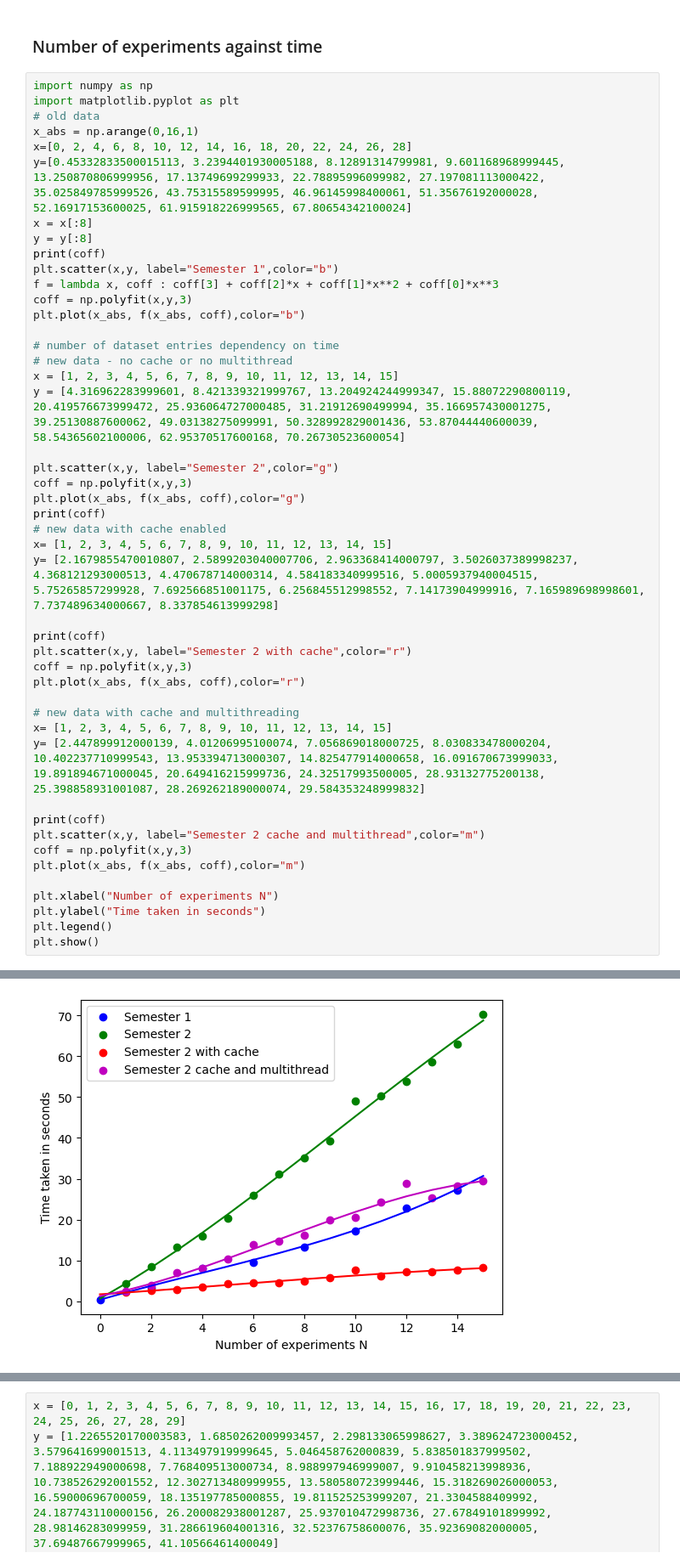
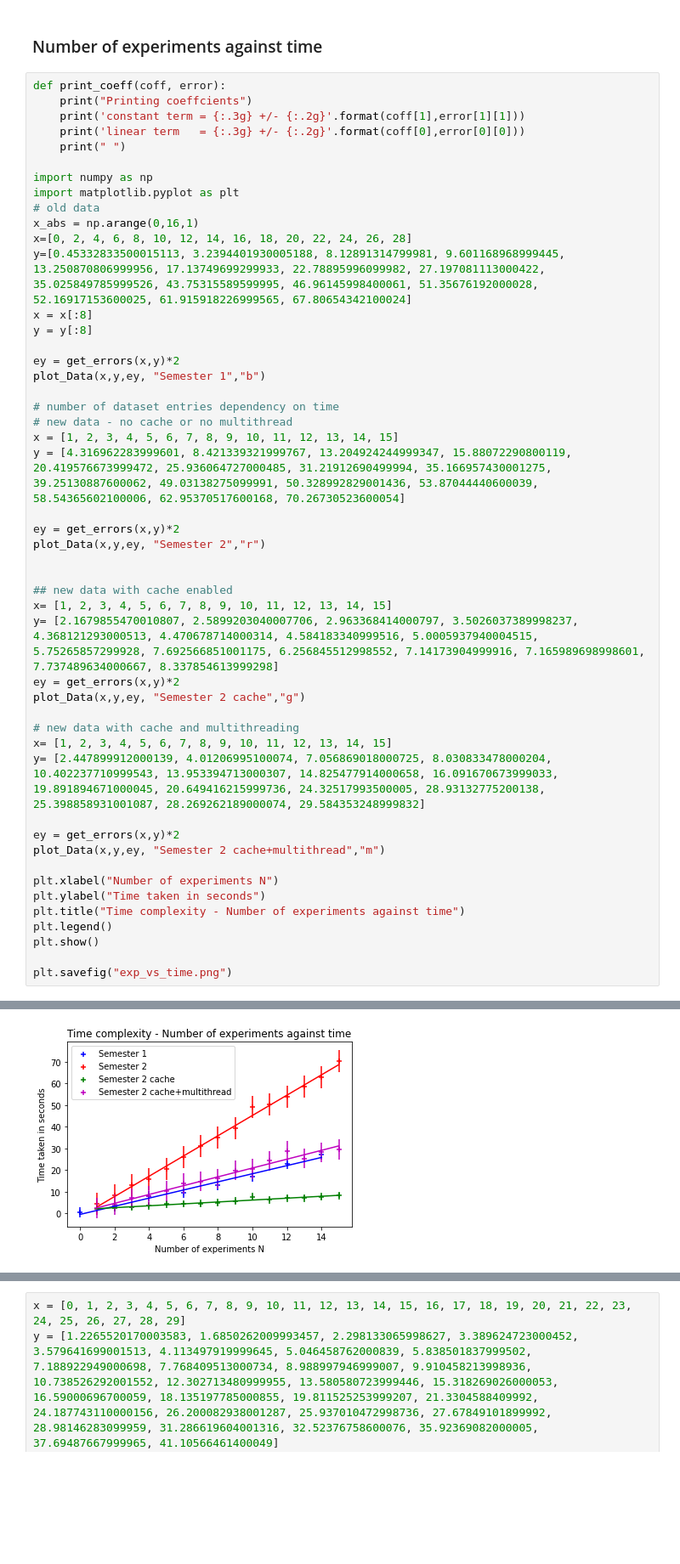
Before and after one commit to SplitSky/resdata, a Jupyter notebook: notebooks/Timing functions.ipynb, the cells around one changed output, grey strips where cells are left out. Shown at 85% size. Cells and saved outputs as stored; diff of their text form; blank space fills up the shorter version.

```diff
--- a/notebooks/Timing functions.ipynb
+++ b/notebooks/Timing functions.ipynb
@@ -439,6 +536,12 @@ plt.show()
 # %% [markdown]
 ### Number of experiments against time
 # %%
+def print_coeff(coff, error):
+    print("Printing coeffcients")
+    print('constant term = {:.3g} +/- {:.2g}'.format(coff[1],error[1][1]))
+    print('linear term   = {:.3g} +/- {:.2g}'.format(coff[0],error[0][0]))
+    print(" ")
+
 import numpy as np
 import matplotlib.pyplot as plt
 # old data
@@ -447,41 +550,37 @@ x=[0, 2, 4, 6, 8, 10, 12, 14, 16, 18, 20, 22, 24, 26, 28]
 y=[0.45332833500015113, 3.2394401930005188, 8.12891314799981, 9.601168968999445, 13.250870806999956, 17.13749699299933, 22.78895996099982, 27.197081113000422, 35.025849785999526, 43.75315589599995, 46.96145998400061, 51.35676192000028, 52.16917153600025, 61.915918226999565, 67.80654342100024]
 x = x[:8]
 y = y[:8]
-print(coff)
-plt.scatter(x,y, label="Semester 1",color="b")
-f = lambda x, coff : coff[3] + coff[2]*x + coff[1]*x**2 + coff[0]*x**3
-coff = np.polyfit(x,y,3)
-plt.plot(x_abs, f(x_abs, coff),color="b")
+
+ey = get_errors(x,y)*2
+plot_Data(x,y,ey, "Semester 1","b")
 
 # number of dataset entries dependency on time
 # new data - no cache or no multithread
 x = [1, 2, 3, 4, 5, 6, 7, 8, 9, 10, 11, 12, 13, 14, 15]
 y = [4.316962283999601, 8.421339321999767, 13.204924244999347, 15.88072290800119, 20.419576673999472, 25.936064727000485, 31.21912690499994, 35.166957430001275, 39.25130887600062, 49.03138275099991, 50.328992829001436, 53.87044440600039, 58.54365602100006, 62.95370517600168, 70.26730523600054]
 
-plt.scatter(x,y, label="Semester 2",color="g")
-coff = np.polyfit(x,y,3)
-plt.plot(x_abs, f(x_abs, coff),color="g")
-print(coff)
-# new data with cache enabled
+ey = get_errors(x,y)*2
+plot_Data(x,y,ey, "Semester 2","r")
+
+
+## new data with cache enabled
 x= [1, 2, 3, 4, 5, 6, 7, 8, 9, 10, 11, 12, 13, 14, 15]
 y= [2.1679855470010807, 2.5899203040007706, 2.963368414000797, 3.5026037389998237, 4.368121293000513, 4.470678714000314, 4.584183340999516, 5.0005937940004515, 5.75265857299928, 7.692566851001175, 6.256845512998552, 7.14173904999916, 7.165989698998601, 7.737489634000667, 8.337854613999298]
-
-print(coff)
-plt.scatter(x,y, label="Semester 2 with cache",color="r")
-coff = np.polyfit(x,y,3)
-plt.plot(x_abs, f(x_abs, coff),color="r")
+ey = get_errors(x,y)*2
+plot_Data(x,y,ey, "Semester 2 cache","g")
 
 # new data with cache and multithreading
 x= [1, 2, 3, 4, 5, 6, 7, 8, 9, 10, 11, 12, 13, 14, 15]
 y= [2.447899912000139, 4.01206995100074, 7.056869018000725, 8.030833478000204, 10.402237710999543, 13.953394713000307, 14.825477914000658, 16.091670673999033, 19.891894671000045, 20.649416215999736, 24.32517993500005, 28.93132775200138, 25.398858931001087, 28.269262189000074, 29.584353248999832]
 
-print(coff)
-plt.scatter(x,y, label="Semester 2 cache and multithread",color="m")
-coff = np.polyfit(x,y,3)
-plt.plot(x_abs, f(x_abs, coff),color="m")
+ey = get_errors(x,y)*2
+plot_Data(x,y,ey, "Semester 2 cache+multithread","m")
 
 plt.xlabel("Number of experiments N")
 plt.ylabel("Time taken in seconds")
+plt.title("Time complexity - Number of experiments against time")
 plt.legend()
 plt.show()
+
+plt.savefig("exp_vs_time.png")
 # %% [output]
@@ -492 +604 @@ plt.show()
-[figure, old version]
+[figure, new version]
```
Also changed, not shown: parts of 5 cells of this notebook, 1 other file.
